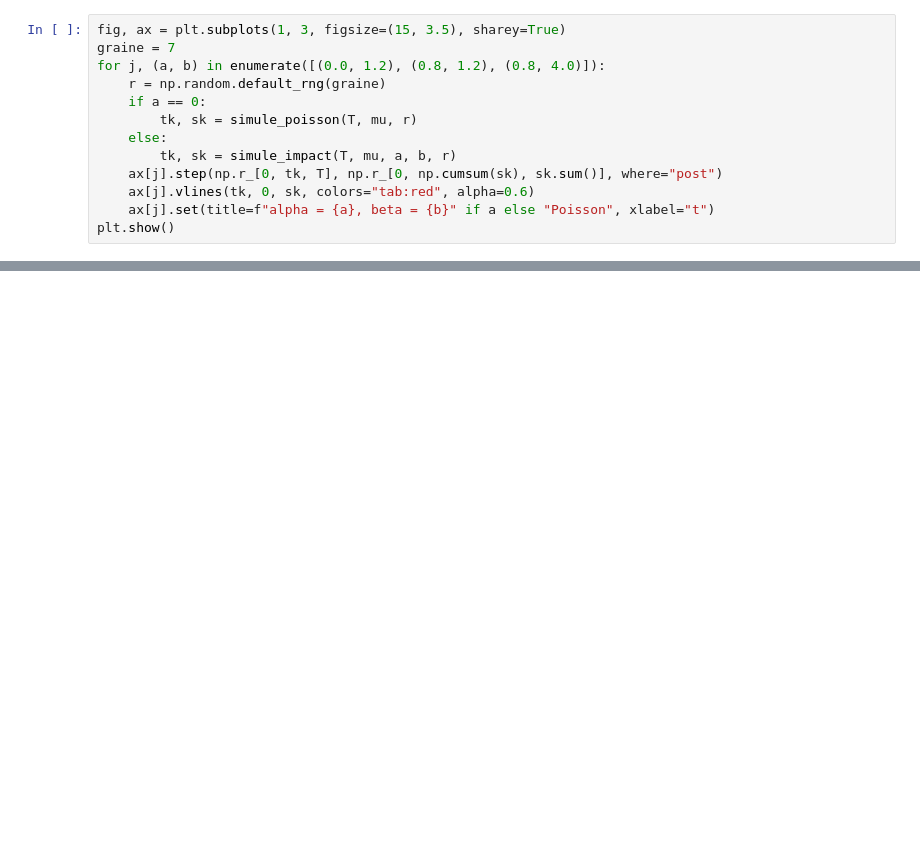
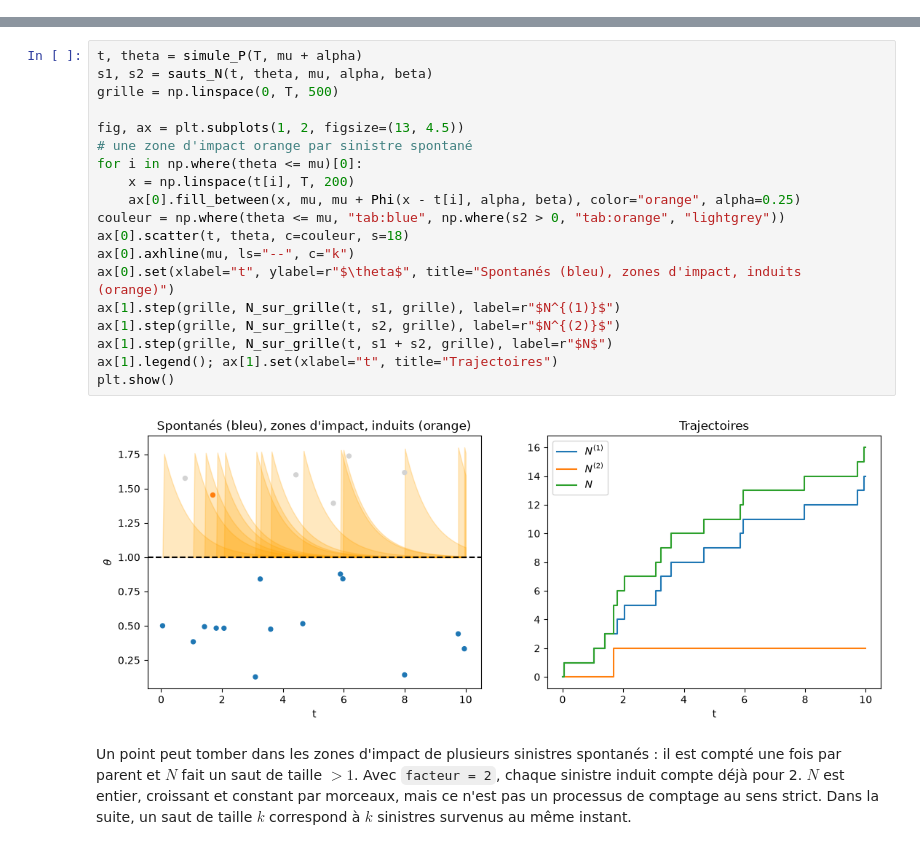
Before and after one commit to Ykuzaa/BE-SelfExc, a Jupyter notebook: BE_SelfExc.ipynb, the cells around one changed output, grey strips where cells are left out. Saved outputs shown, nothing was run; the diff lists cells and outputs as text; blank space fills up the shorter version.

```diff
--- a/BE_SelfExc.ipynb
+++ b/BE_SelfExc.ipynb
@@ -221,13 +0,0 @@ plt.show()
-# %%
-fig, ax = plt.subplots(1, 3, figsize=(15, 3.5), sharey=True)
-graine = 7
-for j, (a, b) in enumerate([(0.0, 1.2), (0.8, 1.2), (0.8, 4.0)]):
-    r = np.random.default_rng(graine)
-    if a == 0:
-        tk, sk = simule_poisson(T, mu, r)
-    else:
-        tk, sk = simule_impact(T, mu, a, b, r)
-    ax[j].step(np.r_[0, tk, T], np.r_[0, np.cumsum(sk), sk.sum()], where="post")
-    ax[j].vlines(tk, 0, sk, colors="tab:red", alpha=0.6)
-    ax[j].set(title=f"alpha = {a}, beta = {b}" if a else "Poisson", xlabel="t")
-plt.show()
@@ -510,0 +95,23 @@ Quand un point est dans la zone d'impact de plusieurs sinistres spontanés, $N$
+# %%
+t, theta = simule_P(T, mu + alpha)
+s1, s2 = sauts_N(t, theta, mu, alpha, beta)
+grille = np.linspace(0, T, 500)
+
+fig, ax = plt.subplots(1, 2, figsize=(13, 4.5))
+# une zone d'impact orange par sinistre spontané
+for i in np.where(theta <= mu)[0]:
+    x = np.linspace(t[i], T, 200)
+    ax[0].fill_between(x, mu, mu + Phi(x - t[i], alpha, beta), color="orange", alpha=0.25)
+couleur = np.where(theta <= mu, "tab:blue", np.where(s2 > 0, "tab:orange", "lightgrey"))
+ax[0].scatter(t, theta, c=couleur, s=18)
+ax[0].axhline(mu, ls="--", c="k")
+ax[0].set(xlabel="t", ylabel=r"$\theta$", title="Spontanés (bleu), zones d'impact, induits (orange)")
+ax[1].step(grille, N_sur_grille(t, s1, grille), label=r"$N^{(1)}$")
+ax[1].step(grille, N_sur_grille(t, s2, grille), label=r"$N^{(2)}$")
+ax[1].step(grille, N_sur_grille(t, s1 + s2, grille), label=r"$N$")
+ax[1].legend(); ax[1].set(xlabel="t", title="Trajectoires")
+plt.show()
+# %% [output]
+[figure, added]
+# %% [markdown]
+Un point peut tomber dans les zones d'impact de plusieurs sinistres spontanés : il est compté une fois par parent et $N$ fait un saut de taille $>1$. Avec `facteur = 2`, chaque sinistre induit compte déjà pour 2. $N$ est entier, croissant et constant par morceaux, mais ce n'est pas un processus de comptage au sens strict. Dans la suite, un saut de taille $k$ correspond à $k$ sinistres survenus au même instant.
```
Also changed, not shown: parts of 73 cells of this notebook, 2 other files.
